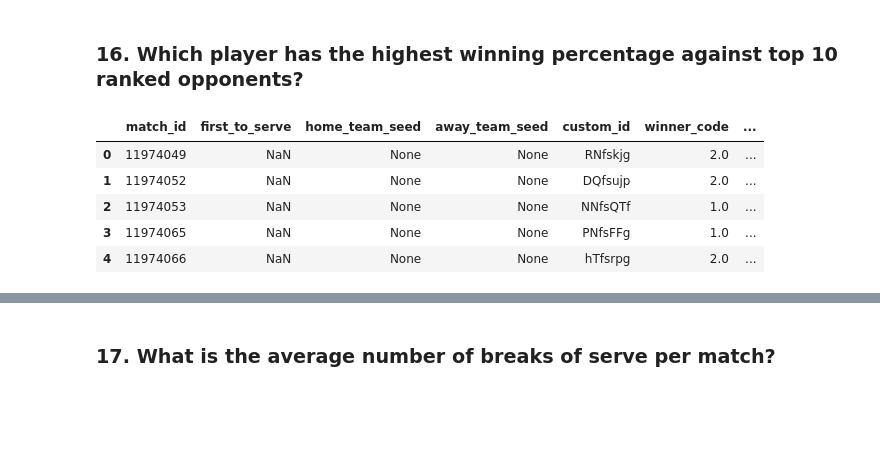
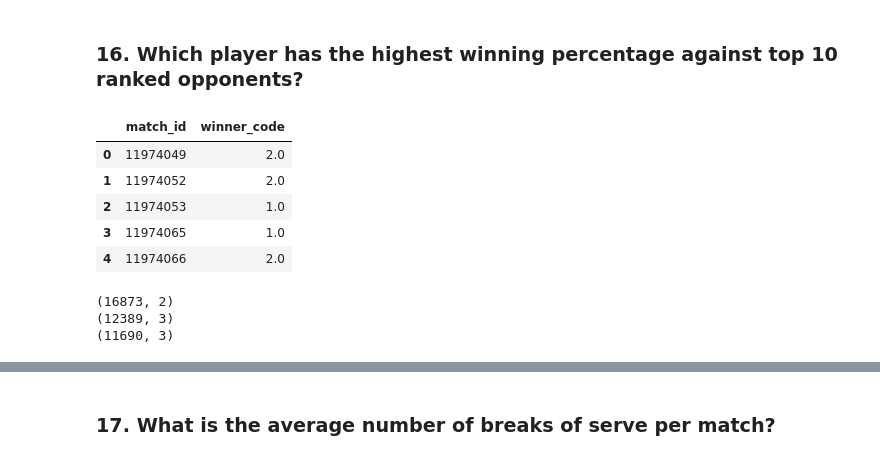
Before and after one commit to ParsaDEV15/Tennis-Project, a Jupyter notebook: notebooks/tennis_analysis.ipynb, the cells around one changed output, grey strips where cells are left out. Saved outputs shown, nothing was run; the diff lists cells and outputs as text; code cells hidden in the pictures; blank space fills up the shorter version.

```diff
--- a/notebooks/tennis_analysis.ipynb
+++ b/notebooks/tennis_analysis.ipynb
@@ -861,13 +861,24 @@ print(f'***** There are {len(countries)} distinct countries in the dataset.')
 # %% [markdown]
 <h3>16. Which player has the highest winning percentage against top 10 ranked opponents?</h3>
 # %%
-df_event = pd.read_parquet('../data/raw/parquets/match_event.parquet', engine = 'pyarrow')
+columns = ['match_id', 'current_rank', 'full_name']
+df_event = pd.read_parquet('../data/raw/parquets/match_event.parquet', engine='pyarrow', columns=['match_id', 'winner_code'])
+df_home = pd.read_parquet('../data/raw/parquets/match_home_team.parquet', engine='pyarrow', columns=columns)
+df_away = pd.read_parquet('../data/raw/parquets/match_away_team.parquet', engine='pyarrow', columns=columns)
 df_event.head()
 # %% [output]
-|  | match_id | first_to_serve | home_team_seed | away_team_seed | custom_id | winner_code | ... |
-| 0 | 11974049 | NaN | None | None | RNfskjg | 2.0 | ... |
-| 1 | 11974052 | NaN | None | None | DQfsujp | 2.0 | ... |
-| 2 | 11974053 | NaN | None | None | NNfsQTf | 1.0 | ... |
-| 3 | 11974065 | NaN | None | None | PNfsFFg | 1.0 | ... |
-| 4 | 11974066 | NaN | None | None | hTfsrpg | 2.0 | ... |
+|  | match_id | winner_code |
+| 0 | 11974049 | 2.0 |
+| 1 | 11974052 | 2.0 |
+| 2 | 11974053 | 1.0 |
+| 3 | 11974065 | 1.0 |
+| 4 | 11974066 | 2.0 |
+# %%
+print(df_event.shape)
+print(df_home.shape)
+print(df_away.shape)
+# %% [output]
+(16873, 2)
+(12389, 3)
+(11690, 3)
 # %%
```
Also changed, not shown: parts of 19 cells of this notebook.
